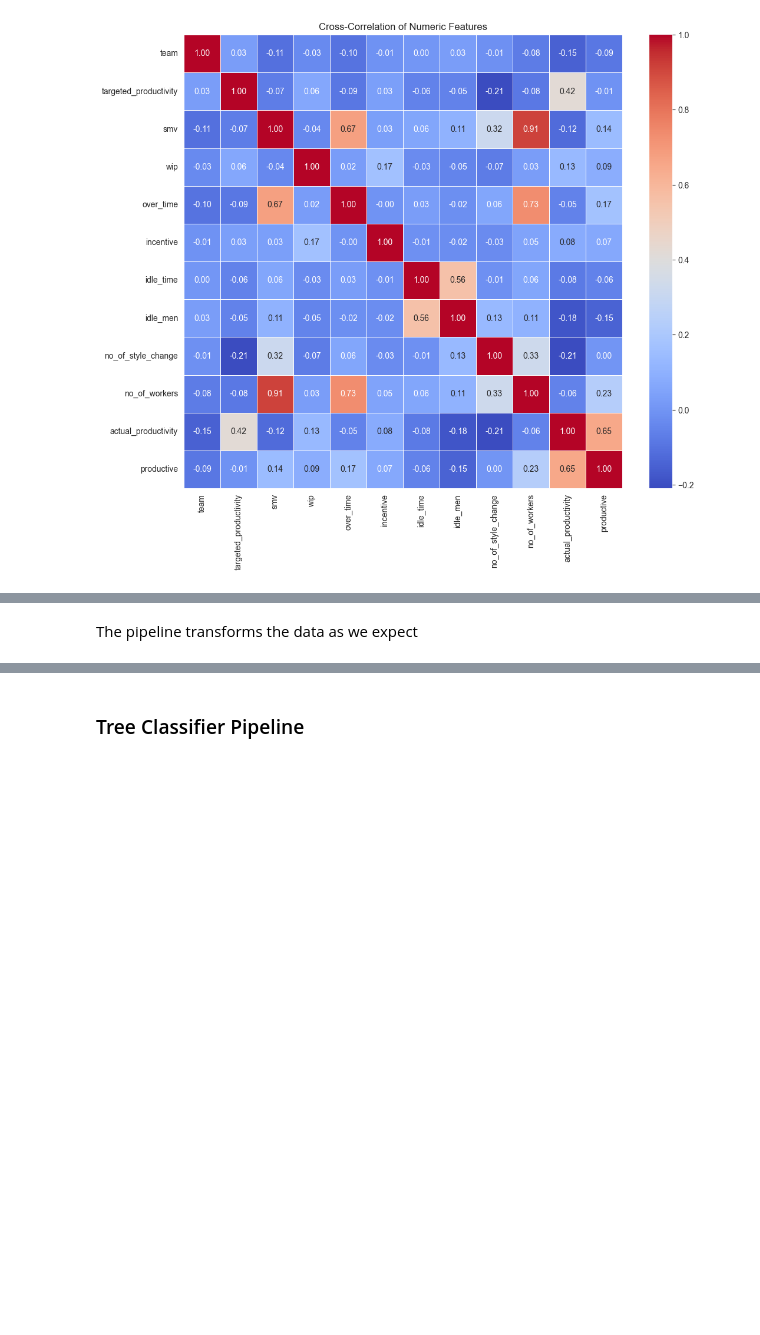
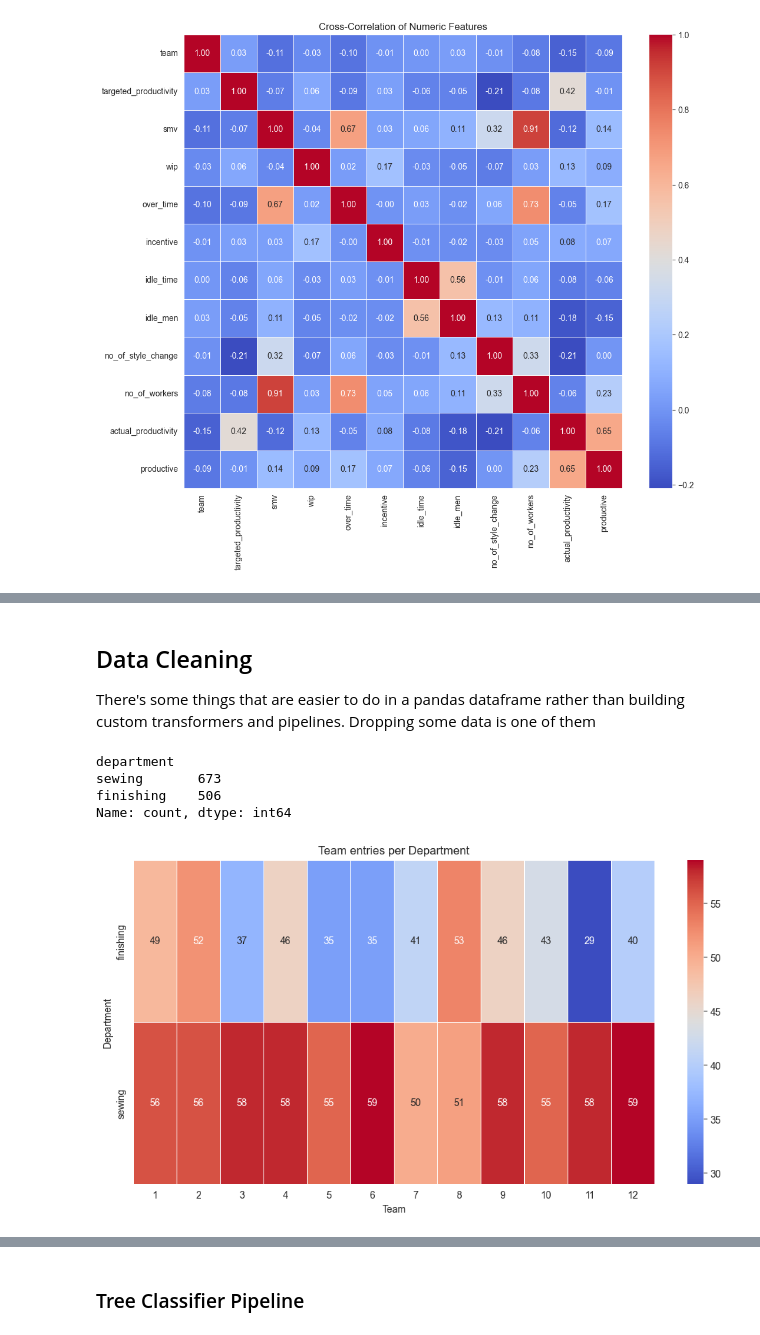
Before and after one commit to SJWallace/Dataquest, a Jupyter notebook: Guided Project - Predicting Employee Producitivty Using Tree Models/main.ipynb, the cells around one changed output, grey strips where cells are left out. Drawn from its saved outputs; the diff is of its cells as text; code cells hidden in the pictures; blank space fills up the shorter version.

```diff
--- a/Guided Project - Predicting Employee Producitivty Using Tree Models/main.ipynb
+++ b/Guided Project - Predicting Employee Producitivty Using Tree Models/main.ipynb
@@ -412,2 +333,9 @@ transformed_data.head()
 # %% [markdown]
-The pipeline transforms the data as we expect
+
+
+## Data Cleaning
+There's some things that are easier to do in a pandas dataframe rather than building custom transformers and
+pipelines. Dropping some data is one of them
+# %%
+# Drop rows where idle_men or idle_time are not zero
+df = df[(df['idle_men'] == 0) & (df['idle_time'] == 0)]
@@ -413,0 +344,24 @@ The pipeline transforms the data as we expect
+# %%
+df['department'] = df['department'].str.strip().replace("sweing", "sewing")
+df['department'].value_counts()
+# %% [output]
+department
+sewing       673
+finishing    506
+Name: count, dtype: int64
+# %%
+# Plot department vs team absolute counts
+plt.figure(figsize=(12, 6))
+
+# Create a cross-tabulation between department and team
+cross_tab = pd.crosstab(df['department'], df['team'])
+
+# Heatmap for visualizing the absolute counts of team usage per department
+sns.heatmap(cross_tab, annot=True, cmap="coolwarm", fmt="d", linewidths=0.5)
+plt.title('Team entries per Department')
+plt.xlabel('Team')
+plt.ylabel('Department')
+
+plt.show()
+# %% [output]
+[figure, added]
```
Also changed, not shown: parts of 61 cells of this notebook.
